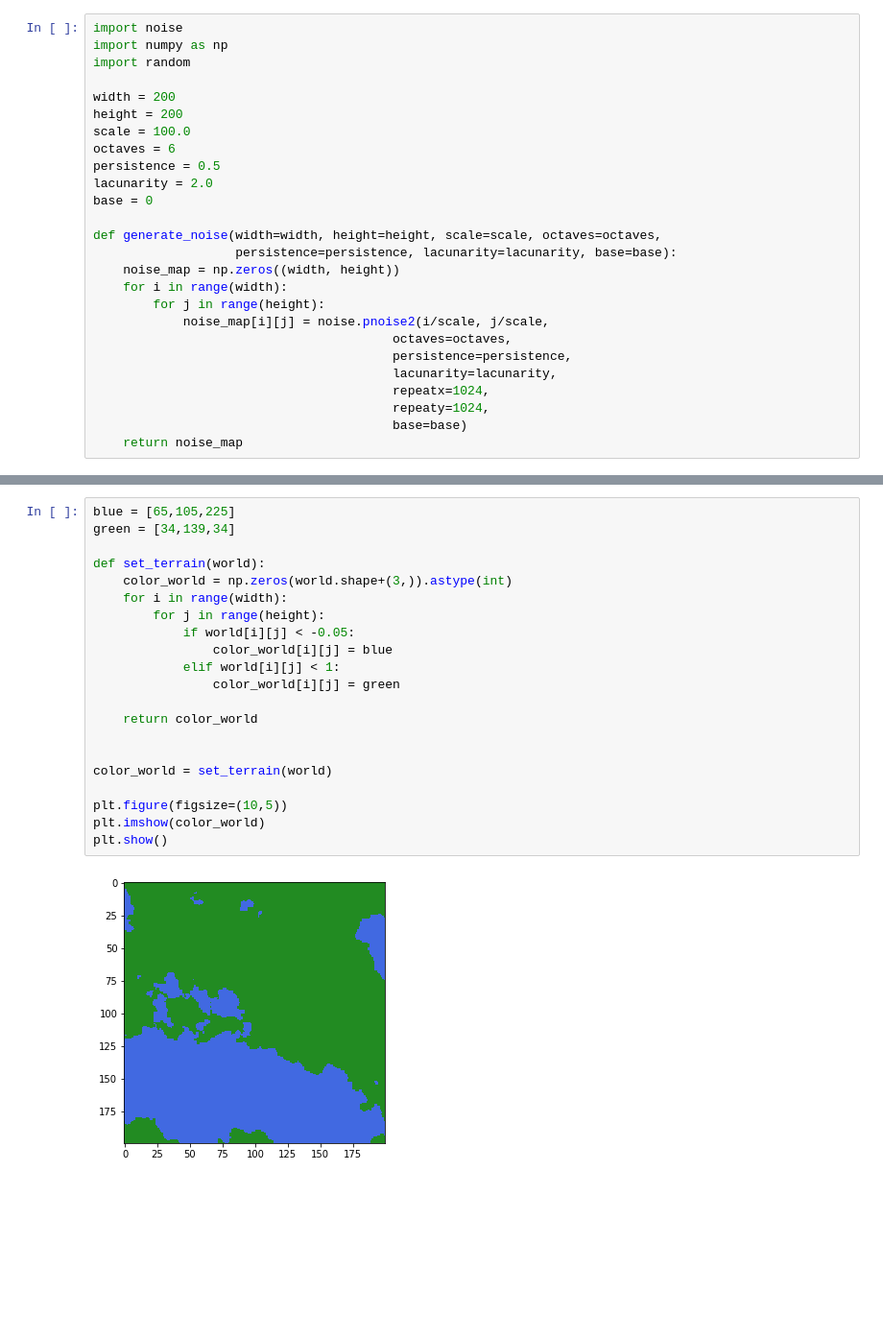
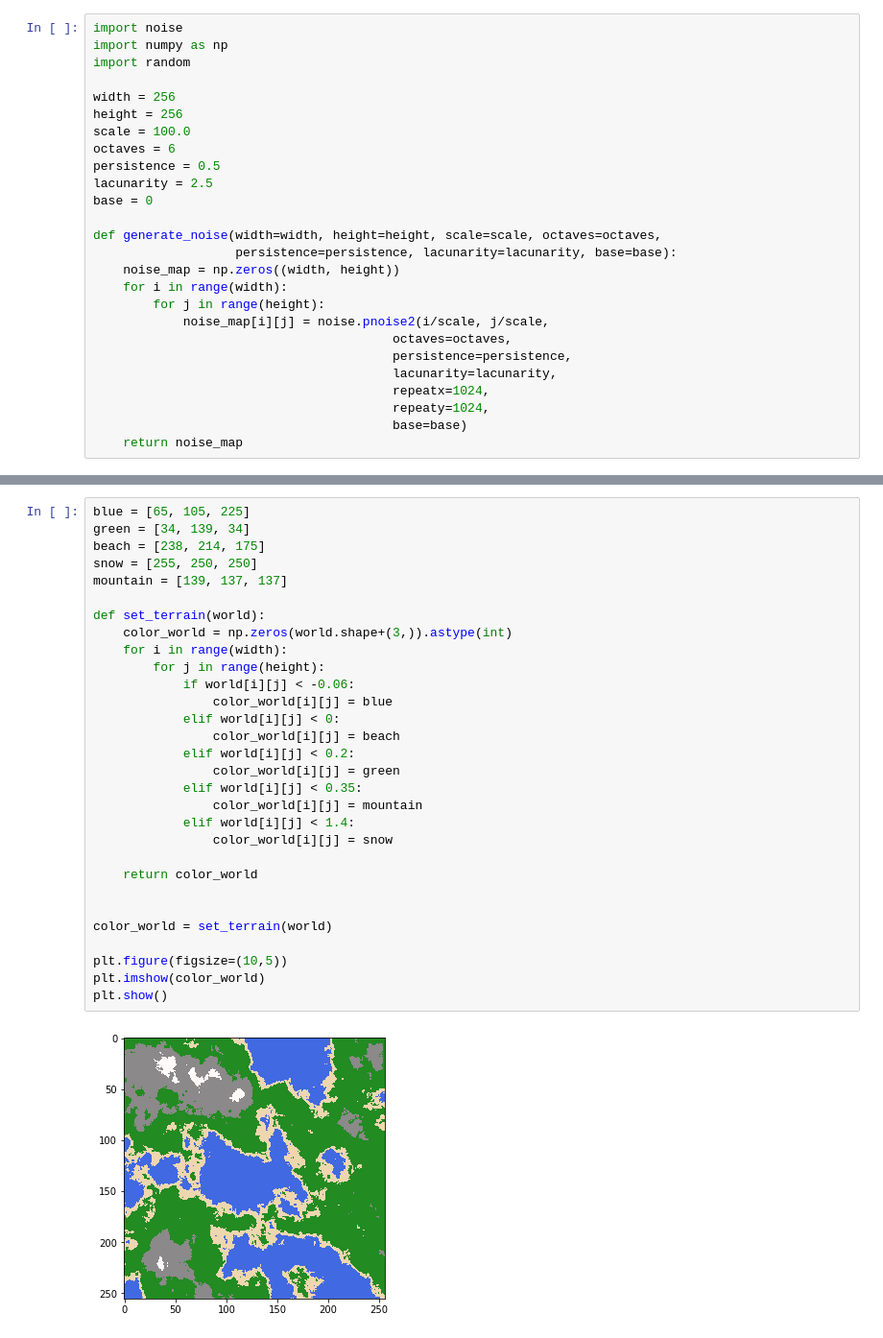
Before and after one commit to atbender/procedural-terrain-map, a Jupyter notebook: procedural_map_generator.ipynb, the cells around one changed output, grey strips where cells are left out. Shown at 96% size. Drawn from its saved outputs; the diff is of its cells as text; blank space fills up the shorter version.

Commit message:
added more details to terrain heightmap

```diff
--- a/procedural_map_generator.ipynb
+++ b/procedural_map_generator.ipynb
@@ -3,12 +3,12 @@ import noise
 import numpy as np
 import random
 
-width = 200
-height = 200
+width = 256
+height = 256
 scale = 100.0
 octaves = 6
 persistence = 0.5
-lacunarity = 2.0
+lacunarity = 2.5
 base = 0
 
 def generate_noise(width=width, height=height, scale=scale, octaves=octaves,
@@ -38,23 +39,32 @@ plt.show()
 # %%
-blue = [65,105,225]
-green = [34,139,34]
+blue = [65, 105, 225]
+green = [34, 139, 34]
+beach = [238, 214, 175]
+snow = [255, 250, 250]
+mountain = [139, 137, 137]
 
 def set_terrain(world):
     color_world = np.zeros(world.shape+(3,)).astype(int)
     for i in range(width):
         for j in range(height):
-            if world[i][j] < -0.05:
+            if world[i][j] < -0.06:
                 color_world[i][j] = blue
-            elif world[i][j] < 1:
+            elif world[i][j] < 0:
+                color_world[i][j] = beach
+            elif world[i][j] < 0.2:
                 color_world[i][j] = green
+            elif world[i][j] < 0.35:
+                color_world[i][j] = mountain
+            elif world[i][j] < 1.4:
+                color_world[i][j] = snow
 
     return color_world
 
 
 color_world = set_terrain(world)
 
 plt.figure(figsize=(10,5))
 plt.imshow(color_world)
 plt.show()
 # %% [output]
-[figure, old version]
+[figure, new version]
```
Also changed, not shown: parts of 1 cell of this notebook.
